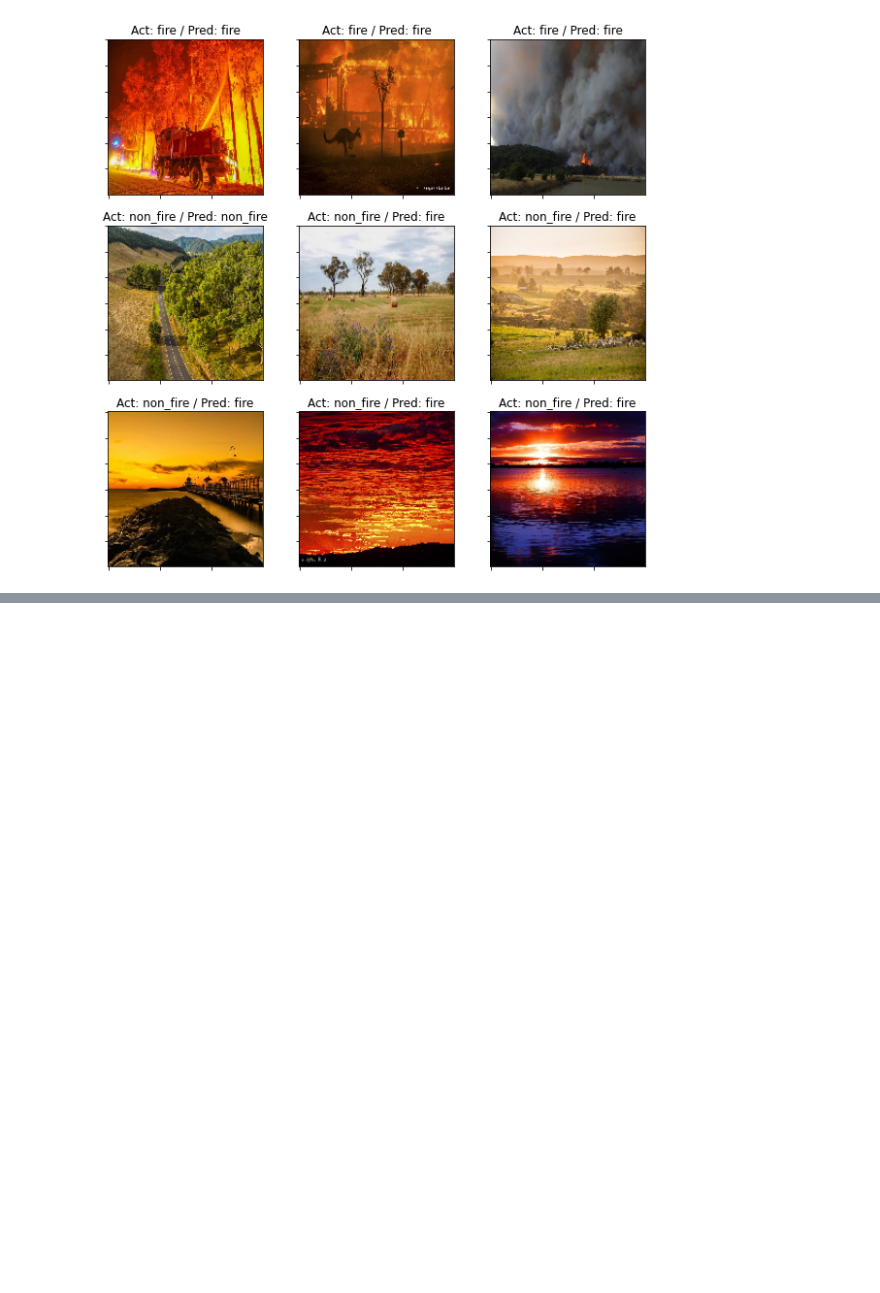
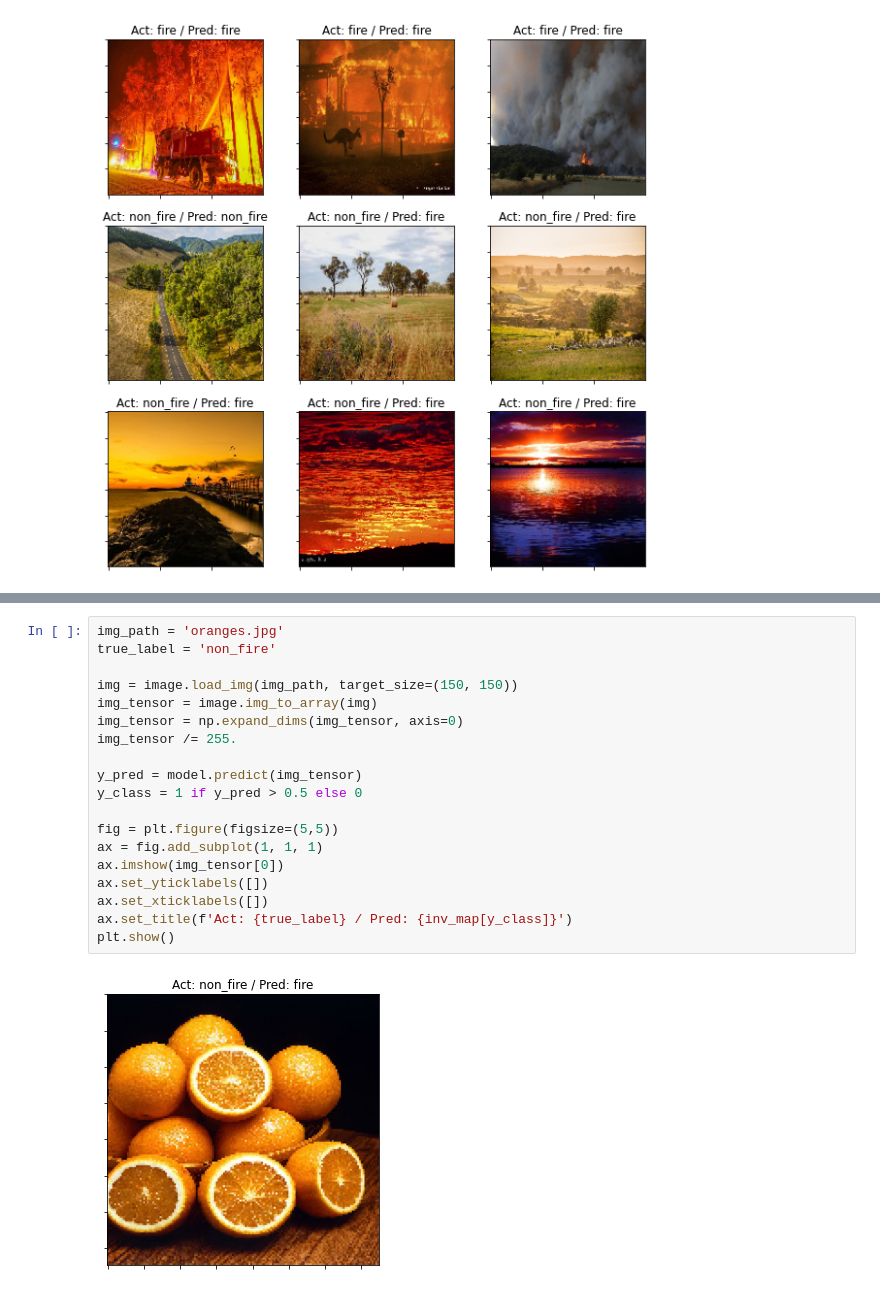
Before and after one commit to MostafaRizk/FireClassifier, a Jupyter notebook: Fire_classifier.ipynb, the cells around one changed output, grey strips where cells are left out. Drawn from its saved outputs; the diff is of its cells as text; blank space fills up the shorter version.

```diff
--- a/Fire_classifier.ipynb
+++ b/Fire_classifier.ipynb
@@ -411,0 +417,21 @@ plt.show()
+# %%
+img_path = 'oranges.jpg'
+true_label = 'non_fire'
+
+img = image.load_img(img_path, target_size=(150, 150))
+img_tensor = image.img_to_array(img)
+img_tensor = np.expand_dims(img_tensor, axis=0)
+img_tensor /= 255.
+
+y_pred = model.predict(img_tensor)
+y_class = 1 if y_pred > 0.5 else 0
+
+fig = plt.figure(figsize=(5,5))
+ax = fig.add_subplot(1, 1, 1)
+ax.imshow(img_tensor[0])
+ax.set_yticklabels([])
+ax.set_xticklabels([])
+ax.set_title(f'Act: {true_label} / Pred: {inv_map[y_class]}')
+plt.show()
+# %% [output]
+[figure, added]
```
Also changed, not shown: parts of 38 cells of this notebook.
